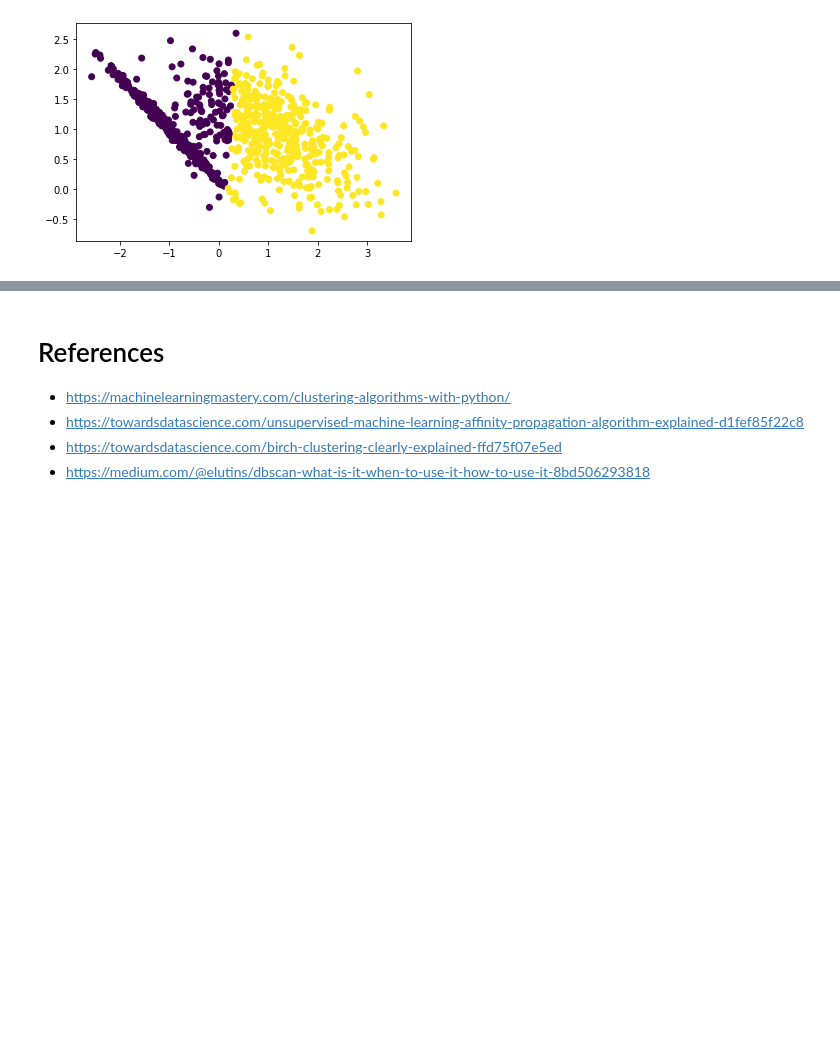
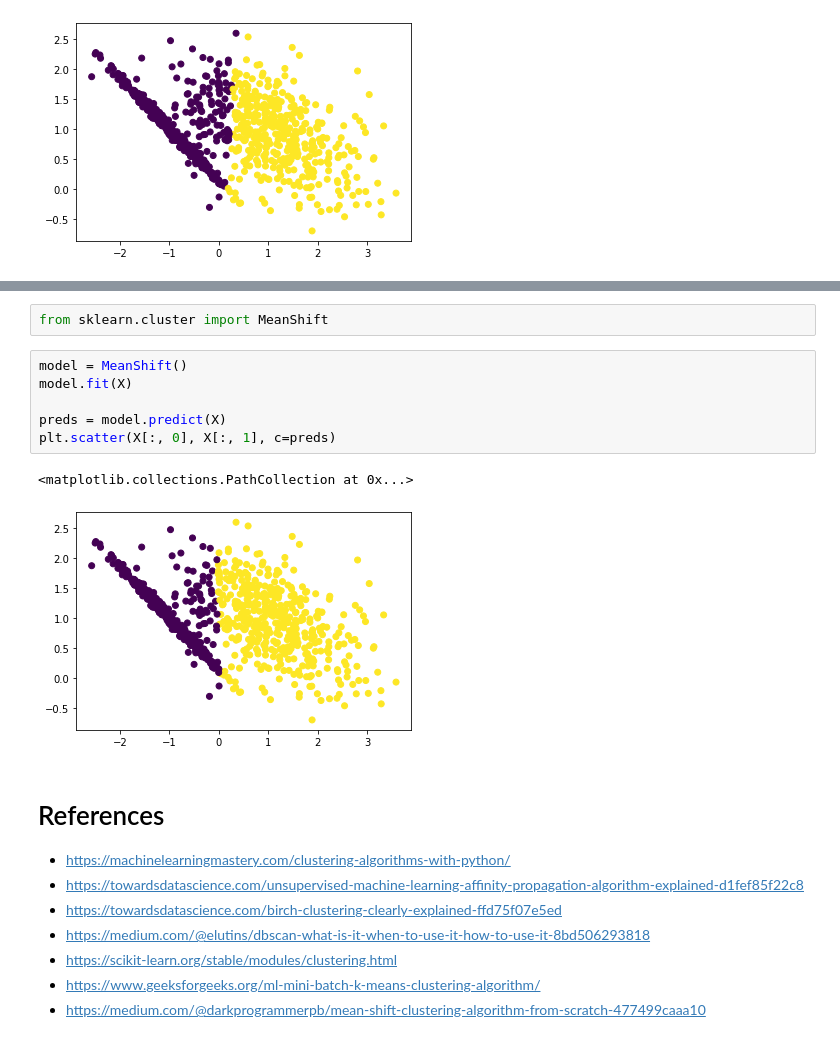
Before and after one commit to arghhjayy/ML-Notebooks, a Jupyter notebook: Clustering Methods.ipynb, the cells around one changed output, grey strips where cells are left out. Cells and saved outputs as stored; diff of their text form; blank space fills up the shorter version.

```diff
--- a/Clustering Methods.ipynb
+++ b/Clustering Methods.ipynb
@@ -249,3 +289,14 @@ plt.scatter(X[:, 0], X[:, 1], c=preds)
+# %%
+from sklearn.cluster import MeanShift
+# %%
+model = MeanShift()
+model.fit(X)
+
+preds = model.predict(X)
+plt.scatter(X[:, 0], X[:, 1], c=preds)
+# %% [output]
+<matplotlib.collections.PathCollection at 0x...>
+[figure, added]
 # %% [markdown]
 # References
 
@@ -253,3 +304,6 @@ plt.scatter(X[:, 0], X[:, 1], c=preds)
 - https://towardsdatascience.com/unsupervised-machine-learning-affinity-propagation-algorithm-explained-d1fef85f22c8
 - https://towardsdatascience.com/birch-clustering-clearly-explained-ffd75f07e5ed
 - https://medium.com/@elutins/dbscan-what-is-it-when-to-use-it-how-to-use-it-8bd506293818
+- https://scikit-learn.org/stable/modules/clustering.html
+- https://www.geeksforgeeks.org/ml-mini-batch-k-means-clustering-algorithm/
+- https://medium.com/@darkprogrammerpb/mean-shift-clustering-algorithm-from-scratch-477499caaa10
```
Also changed, not shown: parts of 5 cells of this notebook.
